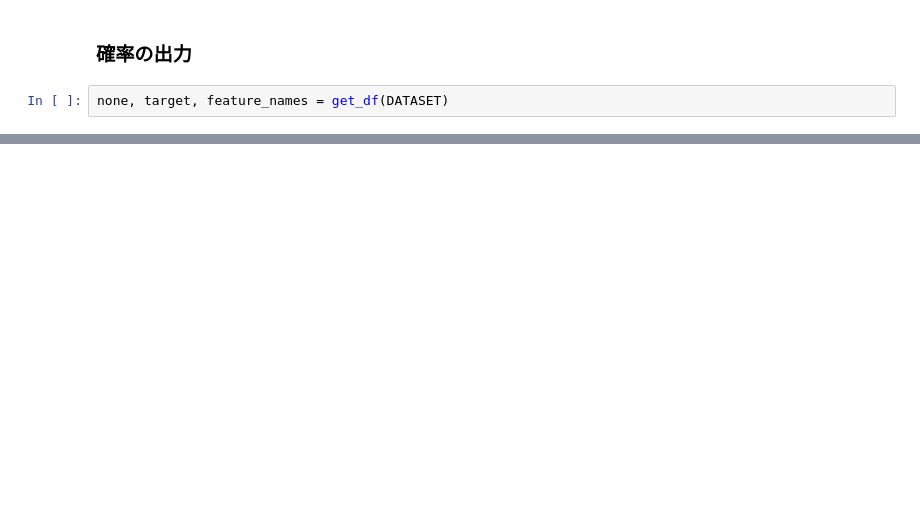
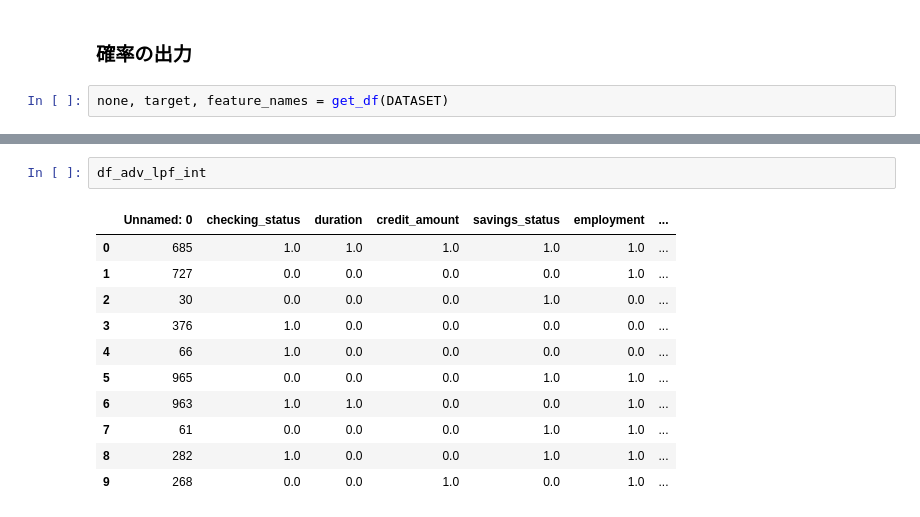
Before and after one commit to ShotaArima/lowprofool_x86, a Jupyter notebook: src/Playground.ipynb, the cells around one changed output, grey strips where cells are left out. Saved outputs shown, nothing was run; the diff lists cells and outputs as text; blank space fills up the shorter version.

```diff
--- a/src/Playground.ipynb
+++ b/src/Playground.ipynb
@@ -752,0 +769,14 @@ tensor([[0.9865, 0.0135],
+# %%
+df_adv_lpf_int
+# %% [output]
+|  | Unnamed: 0 | checking_status | duration | credit_amount | savings_status | employment | ... |
+| 0 | 685 | 1.0 | 1.0 | 1.0 | 1.0 | 1.0 | ... |
+| 1 | 727 | 0.0 | 0.0 | 0.0 | 0.0 | 1.0 | ... |
+| 2 | 30 | 0.0 | 0.0 | 0.0 | 1.0 | 0.0 | ... |
+| 3 | 376 | 1.0 | 0.0 | 0.0 | 0.0 | 0.0 | ... |
+| 4 | 66 | 1.0 | 0.0 | 0.0 | 0.0 | 0.0 | ... |
+| 5 | 965 | 0.0 | 0.0 | 0.0 | 1.0 | 1.0 | ... |
+| 6 | 963 | 1.0 | 1.0 | 0.0 | 0.0 | 1.0 | ... |
+| 7 | 61 | 0.0 | 0.0 | 0.0 | 1.0 | 1.0 | ... |
+| 8 | 282 | 1.0 | 0.0 | 0.0 | 1.0 | 1.0 | ... |
+| 9 | 268 | 0.0 | 0.0 | 1.0 | 0.0 | 1.0 | ... |
```
Also changed, not shown: parts of 24 cells of this notebook, 1 other file.
